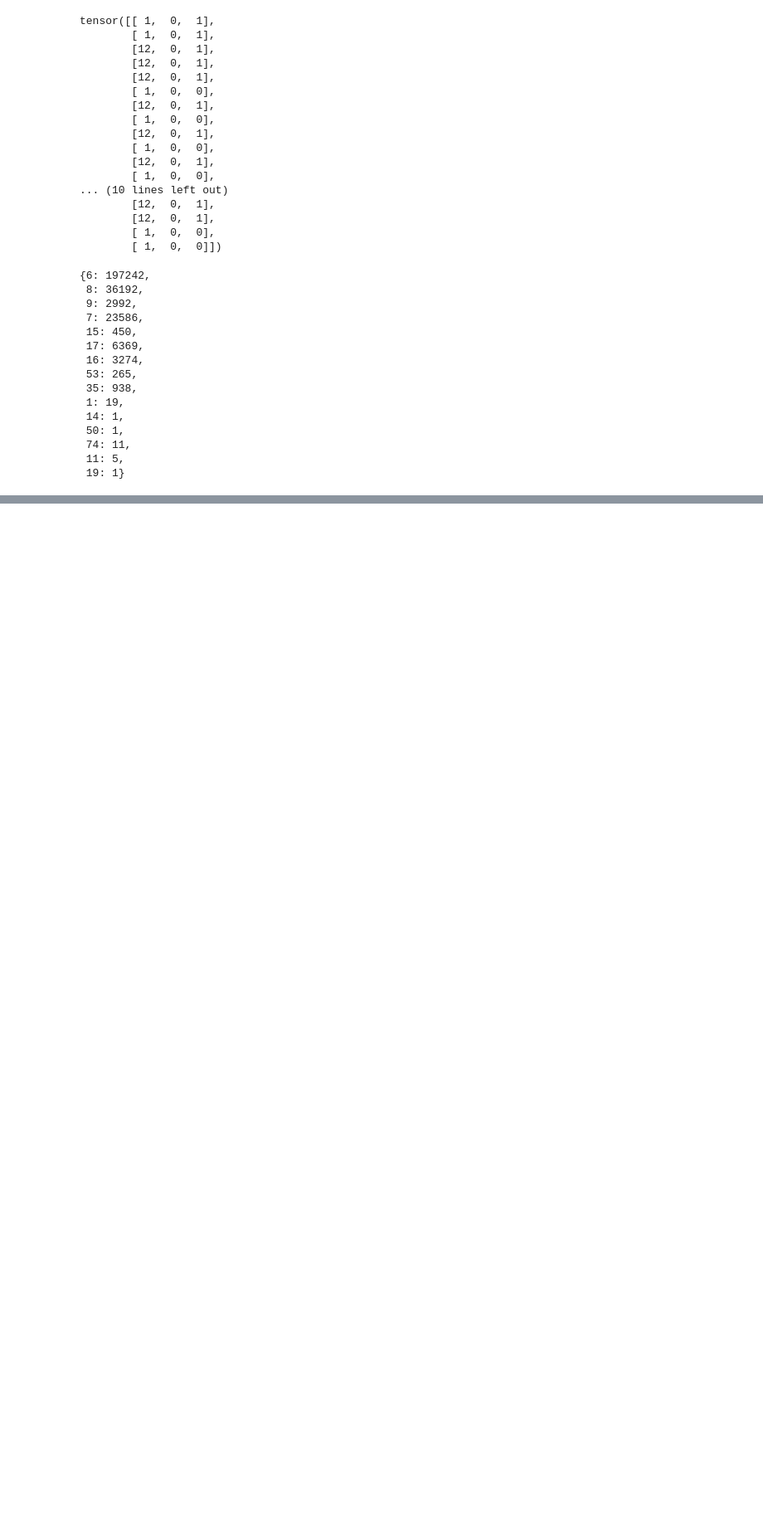
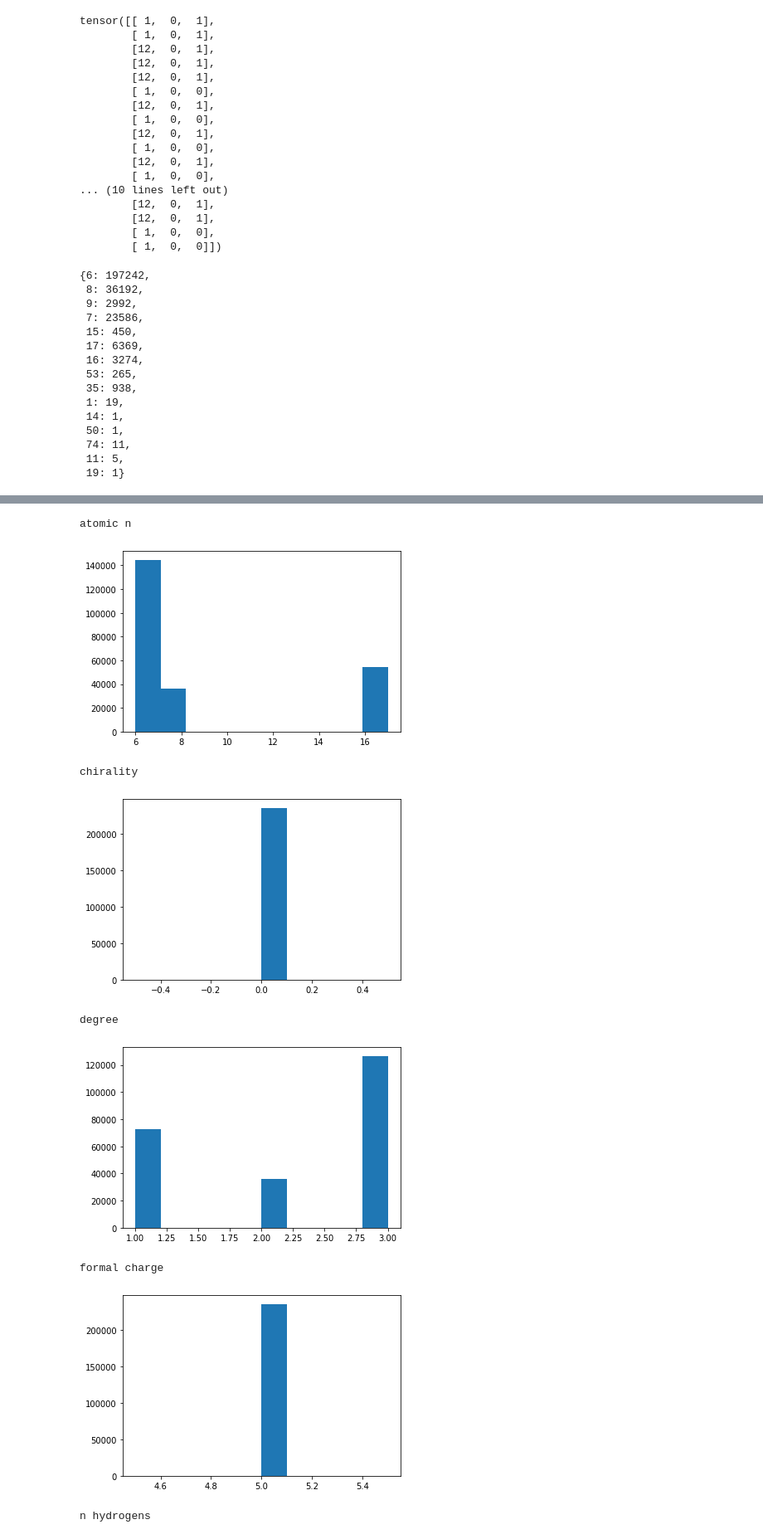
Before and after one commit to mcunningham1440/logp-graph-nn, a Jupyter notebook: LogP_graph_NN.ipynb, the cells around one changed output, grey strips where cells are left out. Shown at 83% size. Saved outputs shown, nothing was run; the diff lists cells and outputs as text; code cells hidden in the pictures; blank space fills up the shorter version.

```diff
--- a/LogP_graph_NN.ipynb
+++ b/LogP_graph_NN.ipynb
@@ -117,3 +100,28 @@ all_atoms_counts
  74: 11,
  11: 5,
  19: 1}
+# %%
+no_unusual_atoms = []
+
+for smiles in logp_dataset['SMILES']:
+  smiles_graph = torch_geometric.utils.smiles.from_smiles(smiles)
+
+  graph_atoms = smiles_graph.x[:,0]
+
+  atoms = np.unique(graph_atoms)
+
+  keep_molecule = True
+
+  for atom in atoms:
+    if atom not in [6, 8, 9, 7, 15, 17, 16, 53, 35]:
+      keep_molecule = False
+      break
+
+  if keep_molecule:
+    no_unusual_atoms.append(True)
+  else:
+    no_unusual_atoms.append(False)
+
+logp_dataset['no_unusual_atoms'] = no_unusual_atoms
+
+len(logp_dataset)
@@ -119,0 +136,29 @@ all_atoms_counts
+# %%
+mol_atom_attrs = []
+mol_bond_attrs = []
+
+for smiles in logp_dataset['SMILES']:
+  smiles_graph = torch_geometric.utils.smiles.from_smiles(smiles)
+
+  mol_atom_attrs.append(graph_sample.x)
+
+  mol_bond_attrs.append(graph_sample.edge_attr)
+# %%
+atom_feat_names = ['atomic n', 'chirality', 'degree', 'formal charge', 'n hydrogens', 'n radical electrons', 'hybridization', 'aromatic?', 'in ring?']
+
+all_mol_atom_attr = np.concatenate(mol_atom_attrs)
+
+for i, name in enumerate(atom_feat_names):
+  print(name)
+  plt.hist(all_mol_atom_attr[:,i])
+  plt.show()
+# %% [output]
+atomic n
+[figure, added]
+chirality
+[figure, added]
+degree
+[figure, added]
+formal charge
+[figure, added]
+n hydrogens
```
Also changed, not shown: parts of 8 cells of this notebook.
